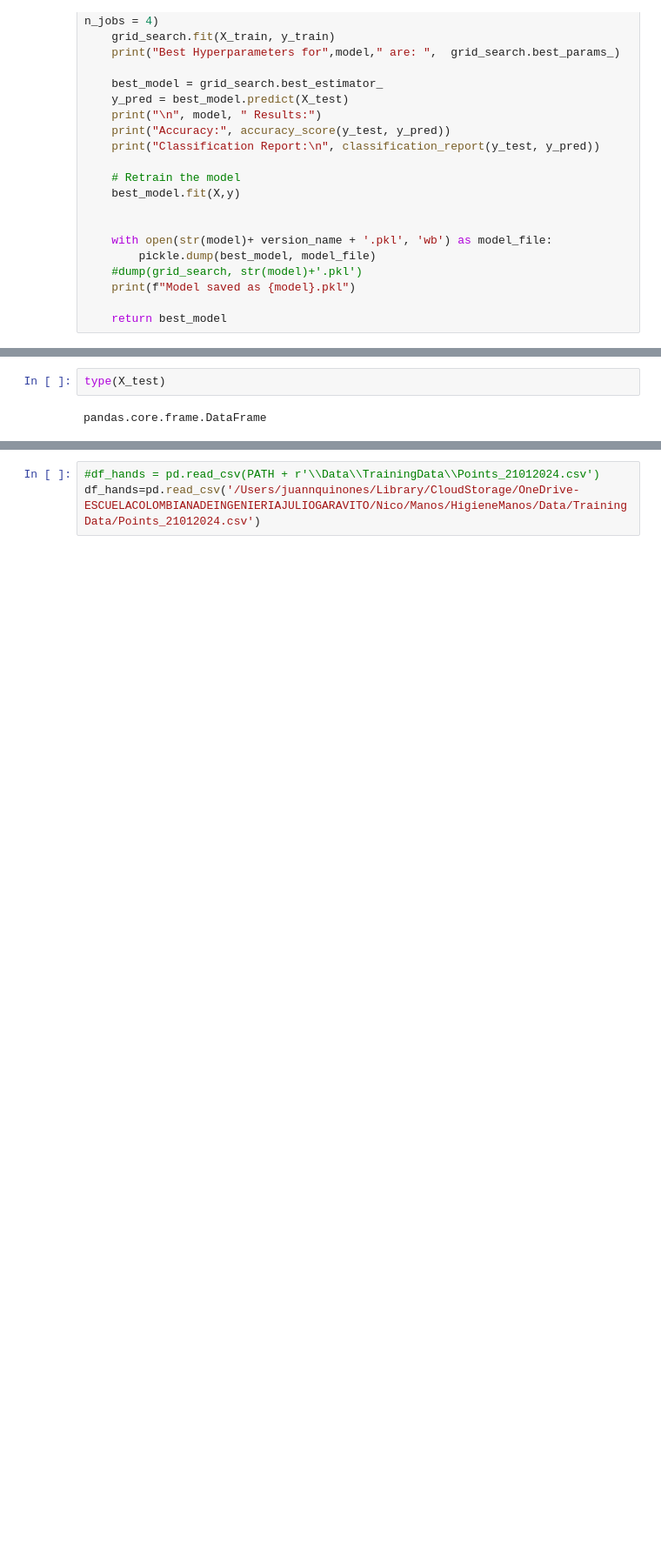
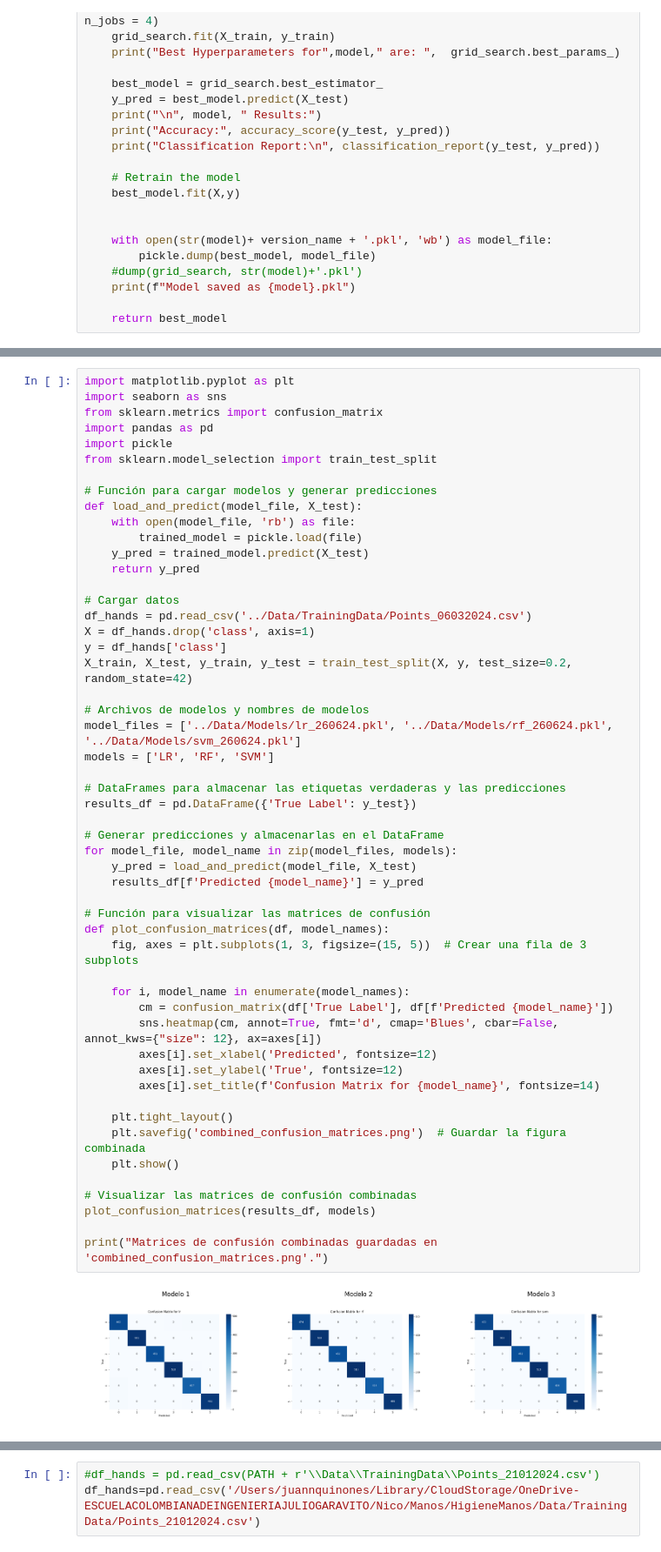
Before and after one commit to juannquinones/HandHygiene, a Jupyter notebook: HandHygiene/Example.ipynb, the cells around one changed output, grey strips where cells are left out. Shown at 87% size. Cells and saved outputs as stored; diff of their text form; blank space fills up the shorter version.

Commit message:
parte visual interfaz

```diff
--- a/HandHygiene/Example.ipynb
+++ b/HandHygiene/Example.ipynb
@@ -310,4 +331,54 @@ Archivos CSV guardados.
-# %%
-type(X_test)
-# %% [output]
-pandas.core.frame.DataFrame
+# %%
+import matplotlib.pyplot as plt
+import seaborn as sns
+from sklearn.metrics import confusion_matrix
+import pandas as pd
+import pickle
+from sklearn.model_selection import train_test_split
+
+# Función para cargar modelos y generar predicciones
+def load_and_predict(model_file, X_test):
+    with open(model_file, 'rb') as file:
+        trained_model = pickle.load(file)
+    y_pred = trained_model.predict(X_test)
+    return y_pred
+
+# Cargar datos
+df_hands = pd.read_csv('../Data/TrainingData/Points_06032024.csv')
+X = df_hands.drop('class', axis=1)
+y = df_hands['class']
+X_train, X_test, y_train, y_test = train_test_split(X, y, test_size=0.2, random_state=42)
+
+# Archivos de modelos y nombres de modelos
+model_files = ['../Data/Models/lr_260624.pkl', '../Data/Models/rf_260624.pkl', '../Data/Models/svm_260624.pkl']
+models = ['LR', 'RF', 'SVM']
+
+# DataFrames para almacenar las etiquetas verdaderas y las predicciones
+results_df = pd.DataFrame({'True Label': y_test})
+
+# Generar predicciones y almacenarlas en el DataFrame
+for model_file, model_name in zip(model_files, models):
+    y_pred = load_and_predict(model_file, X_test)
+    results_df[f'Predicted {model_name}'] = y_pred
+
+# Función para visualizar las matrices de confusión
+def plot_confusion_matrices(df, model_names):
+    fig, axes = plt.subplots(1, 3, figsize=(15, 5))  # Crear una fila de 3 subplots
+
+    for i, model_name in enumerate(model_names):
+        cm = confusion_matrix(df['True Label'], df[f'Predicted {model_name}'])
+        sns.heatmap(cm, annot=True, fmt='d', cmap='Blues', cbar=False, annot_kws={"size": 12}, ax=axes[i])
+        axes[i].set_xlabel('Predicted', fontsize=12)
+        axes[i].set_ylabel('True', fontsize=12)
+        axes[i].set_title(f'Confusion Matrix for {model_name}', fontsize=14)
+
+    plt.tight_layout()
+    plt.savefig('combined_confusion_matrices.png')  # Guardar la figura combinada
+    plt.show()
+
+# Visualizar las matrices de confusión combinadas
+plot_confusion_matrices(results_df, models)
+
+print("Matrices de confusión combinadas guardadas en 'combined_confusion_matrices.png'.")
+# %% [output]
+[figure, added]
```
Also changed, not shown: parts of 9 cells of this notebook, 8 other files.
